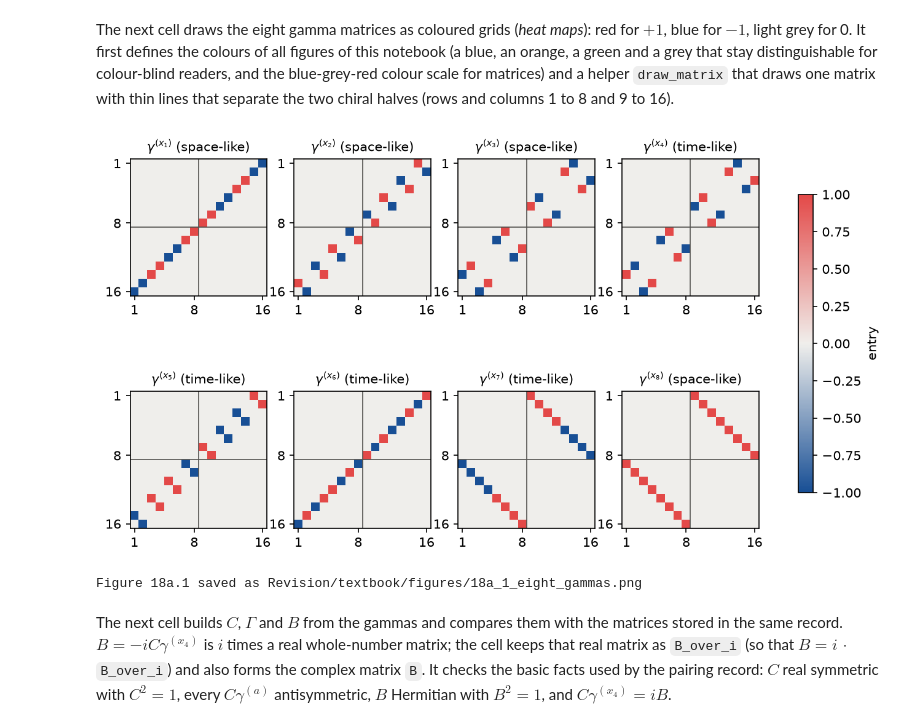
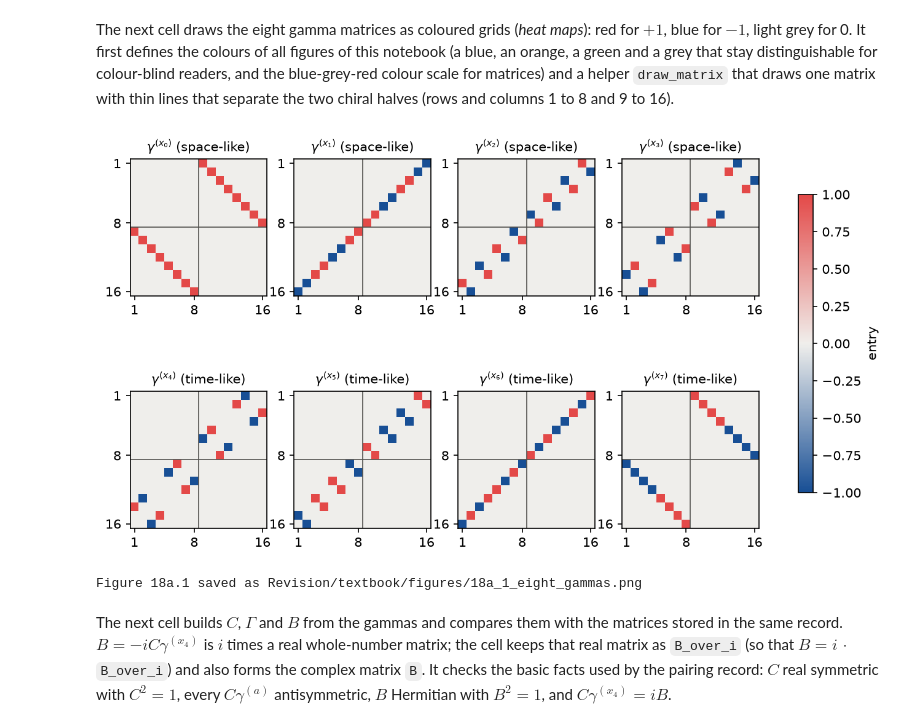
Before and after one commit to once-ere/Dirac_claude, a Jupyter notebook: Revision/textbook/notebooks/18a_pairing_matrices.ipynb, the cells around one changed output. Saved outputs shown, nothing was run; the diff lists cells and outputs as text; code cells hidden in the pictures.

```diff
--- a/Revision/textbook/notebooks/18a_pairing_matrices.ipynb
+++ b/Revision/textbook/notebooks/18a_pairing_matrices.ipynb
@@ -825,8 +825,8 @@ def reproduces(condition, name, *sources, table=None):
 
 
 fixture = read_json(GAMMAS)
-gamma = {a: np.array(fixture["gamma"][a - 1], dtype=np.int64) for a in range(1, 9)}
-eta = {a: int(fixture["eta"][a - 1]) for a in range(1, 9)}  # +1 or -1
+gamma = {a: np.array(fixture["gamma"][a], dtype=np.int64) for a in range(8)}
+eta = {a: int(fixture["eta"][a]) for a in range(8)}  # +1 or -1
 I16 = np.eye(16, dtype=np.int64)
 
 
@@ -835,10 +835,10 @@ def same(M, N):
     return np.array_equal(M, N)
 
 
-say("eta = " + str([eta[a] for a in range(1, 9)]) + " for x1, ..., x8")
+say("eta = " + str([eta[a] for a in range(8)]) + " for x0, ..., x7")
 reproduces(all(same(gamma[a] @ gamma[b] + gamma[b] @ gamma[a],
                     2 * (eta[a] if a == b else 0) * I16)
-               for a in range(1, 9) for b in range(1, 9)),
+               for a in range(8) for b in range(8)),
            "the 64 Clifford relations hold exactly",
            (WL, ["fixture_Clifford_relation"]), (PY, ["gammas.clifford"]))
 # %% [output]
@@ -945,37 +945,37 @@ BLUE, ORANGE, GREEN, GREY = "#2a78d6", "#eb6834", "#1baf7a", "#52514e"
 DIVERGING = LinearSegmentedColormap.from_list(
     "blue_grey_red", ["#184f95", "#f0efec", "#e34948"])
 
 
 def draw_matrix(ax, matrix, title, ticks=True):
     """Heat map of a real 16 x 16 matrix with entries between -1 and +1."""
     image = ax.imshow(matrix, cmap=DIVERGING, vmin=-1.0, vmax=1.0)
     places = [0, 7, 15] if ticks else []  # label rows and columns 1, 8, 16
     ax.set_xticks(places, [str(t + 1) for t in places])
     ax.set_yticks(places, [str(t + 1) for t in places])
     ax.axhline(7.5, color=GREY, linewidth=0.8)  # the border between the halves
     ax.axvline(7.5, color=GREY, linewidth=0.8)
     ax.grid(False)  # no grid lines on top of the squares
     ax.set_title(title, fontsize=10)
     return image
 
 
 fig, axes = plt.subplots(2, 4, figsize=(11.0, 6.0))
-for a, ax in zip([1, 2, 3, 4, 5, 6, 7, 8], axes.flat):
+for a, ax in zip(range(8), axes.flat):
     kind = "space-like" if eta[a] == 1 else "time-like"
     image = draw_matrix(ax, gamma[a], f"$\\gamma^{{(x_{a})}}$ ({kind})")
 fig.colorbar(image, ax=list(axes.flat), shrink=0.7, label="entry")
 save_figure(fig, "eight_gammas",
             "The author's eight real 16 by 16 gamma matrices, one heat map each, in "
-            "the order $x_1$ to $x_8$ of the author's coordinates (top row: "
-            "$x_1, x_2, x_3, x_4$; bottom row: $x_5, x_6, x_7, x_8$). Horizontal "
+            "the order $x_0$ to $x_7$ of the author's coordinates (top row: "
+            "$x_1, x_2, x_3, x_4$; bottom row: $x_5, x_6, x_7, x_0$). Horizontal "
             "axis: column number, vertical axis: row number; red is $+1$, blue is "
             "$-1$, light grey is 0; thin lines separate the components 1 to 8 "
             "from 9 to 16. Every row and every column holds exactly one red or "
             "blue square (signed permutation matrices), no entry is complex, and "
             "every matrix has its squares only in the two off-diagonal blocks, so "
             "each gamma exchanges the two halves of a 16-component field.")
 # %% [output]
-[figure, old version]
+[figure, new version]
 Figure 18a.1 saved as Revision/textbook/figures/18a_1_eight_gammas.png
 # %% [markdown]
 The next cell builds $C$, $\Gamma$ and $B$ from the gammas and compares them with
```
Also changed, not shown: parts of 22 cells of this notebook, 20 other files.
